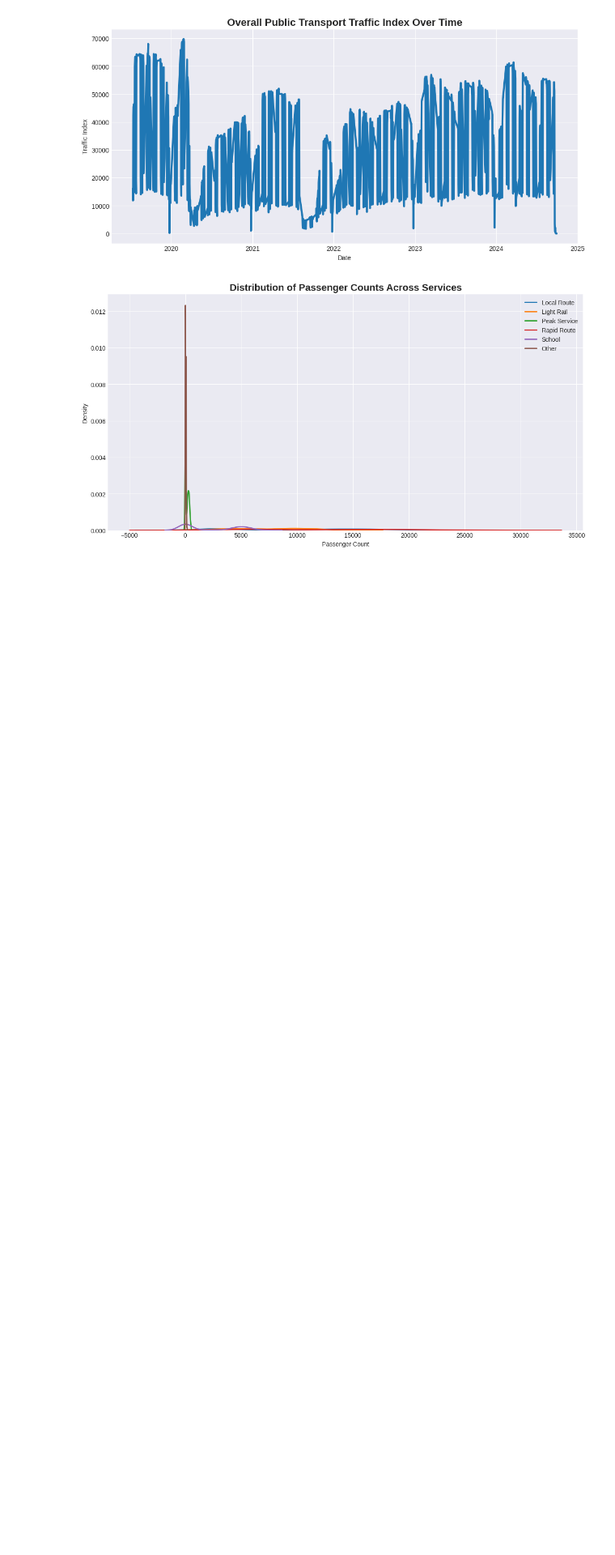
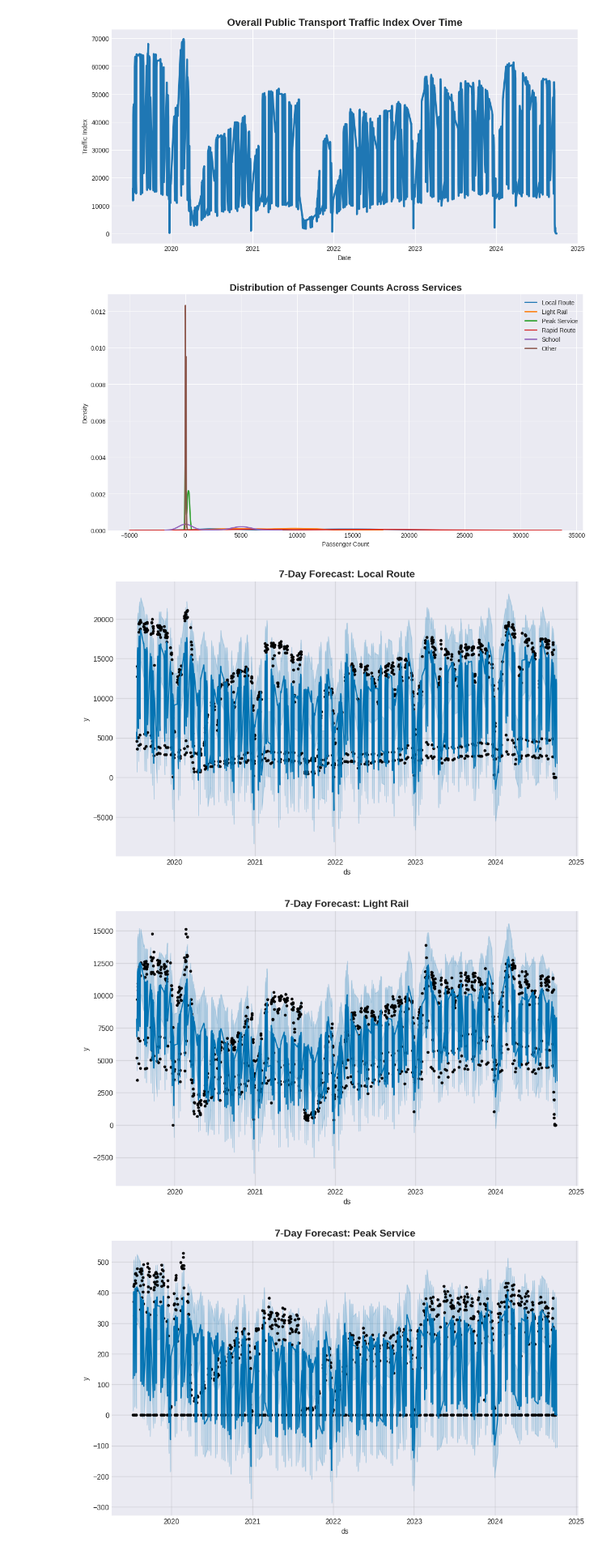
Before and after one commit to Sarvi10/public-transport-analysis, a Jupyter notebook: Passenger_journey.ipynb, the cells around one changed output. Shown at 81% size. Drawn from its saved outputs; the diff is of its cells as text; code cells hidden in the pictures; blank space fills up the shorter version.

```diff
--- a/Passenger_journey.ipynb
+++ b/Passenger_journey.ipynb
@@ -109,3 +111,45 @@ plt.legend()
 plt.show()
 # %% [output]
 [figure]
+# %%
+# FORECAST FOR NEXT 7 DAYS
+
+os.makedirs("../images", exist_ok=True)
+forecast_results = pd.DataFrame()
+
+services_to_forecast = ["Local Route", "Light Rail", "Peak Service", "Rapid Route", "School"]
+
+for service in services_to_forecast:
+    if service not in df.columns:
+        continue  # Skip if column not in dataset
+
+    # Prepare data for Prophet
+    prophet_df = df[[date_col, service]].rename(columns={date_col: 'ds', service: 'y'})
+
+    model = Prophet(daily_seasonality=True)
+    model.fit(prophet_df)
+
+    future = model.make_future_dataframe(periods=7)  # next 7 days
+    forecast = model.predict(future)
+
+    # Save forecast values
+    forecast_7days = forecast[['ds', 'yhat']].tail(7).rename(columns={'yhat': service})
+    if forecast_results.empty:
+        forecast_results = forecast_7days
+    else:
+        forecast_results = forecast_results.merge(forecast_7days, on='ds')
+
+    # Plot forecast
+    fig = model.plot(forecast)
+    plt.title(f"7-Day Forecast: {service}", fontsize=14, weight="bold")
+    plt.savefig(f"../images/forecast_{service.replace(' ','_')}.png")
+    plt.show()
+
+# Save all forecasts to CSV
+forecast_results.to_csv("../forecasts_next7.csv", index=False)
+print("7-day forecasts saved to 'forecasts_next7.csv'.")
+display(forecast_results)
+# %% [output]
+[figure, added]
+[figure, added]
+[figure, added]
```
Also changed, not shown: parts of 3 cells of this notebook.
